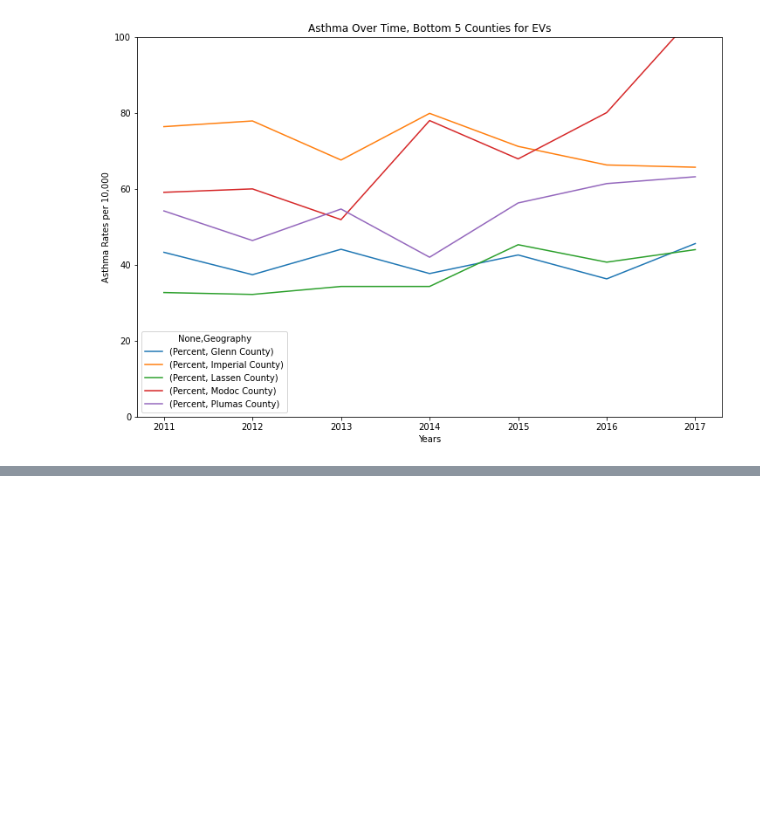
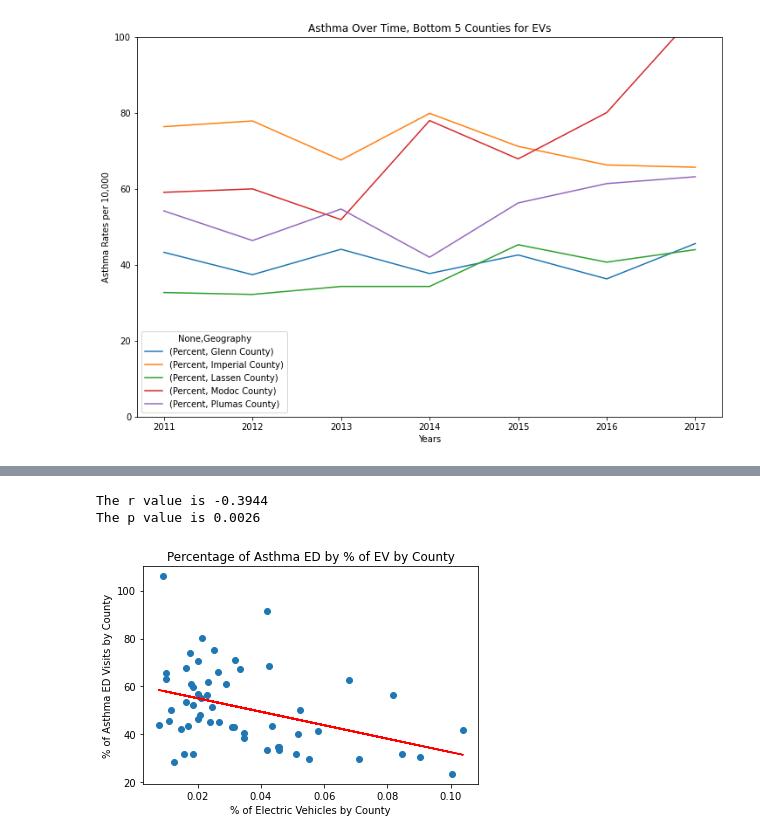
Before and after one commit to Megaexoplanet/electric_car_effects_pollution, a Jupyter notebook: code/ev.ipynb, the cells around one changed output, grey strips where cells are left out. Saved outputs shown, nothing was run; the diff lists cells and outputs as text; code cells hidden in the pictures; blank space fills up the shorter version.

```diff
--- a/code/ev.ipynb
+++ b/code/ev.ipynb
@@ -356,0 +366,30 @@ plt.show()
+# %%
+#Basic linear regression
+ed_2017 = reduced[reduced['Year'] == 2017]
+adj_low_emiss = final[['% Adj Low Emission','COUNTY']]
+
+ed_adj = pd.merge(ed_2017, adj_low_emiss,
+                 how = 'left', on = 'COUNTY')
+ed_adj_no_na = ed_adj.dropna()
+x = ed_adj_no_na['% Adj Low Emission']
+y = ed_adj_no_na['Percent']
+
+slope,intercept, r_value, p_value, std_err = st.linregress(x,y)
+regress_values = x*slope + intercept
+plt.plot(x,regress_values,'r-')
+pearson = st.pearsonr(x,y)
+plt.scatter(x,y)
+plt.title('Percentage of Asthma ED by % of EV by County')
+plt.xlabel('% of Electric Vehicles by County')
+plt.ylabel('% of Asthma ED Visits by County')
+
+r = round(r_value,4)
+p = round(p_value,4)
+print('The r value is ' + str(r))
+print('The p value is ' + str(p))
+
+plt.savefig('../output/asthma_regression.png')
+# %% [output]
+The r value is -0.3944
+The p value is 0.0026
+[figure, added]
```
Also changed, not shown: parts of 7 cells of this notebook, 1 other file.
